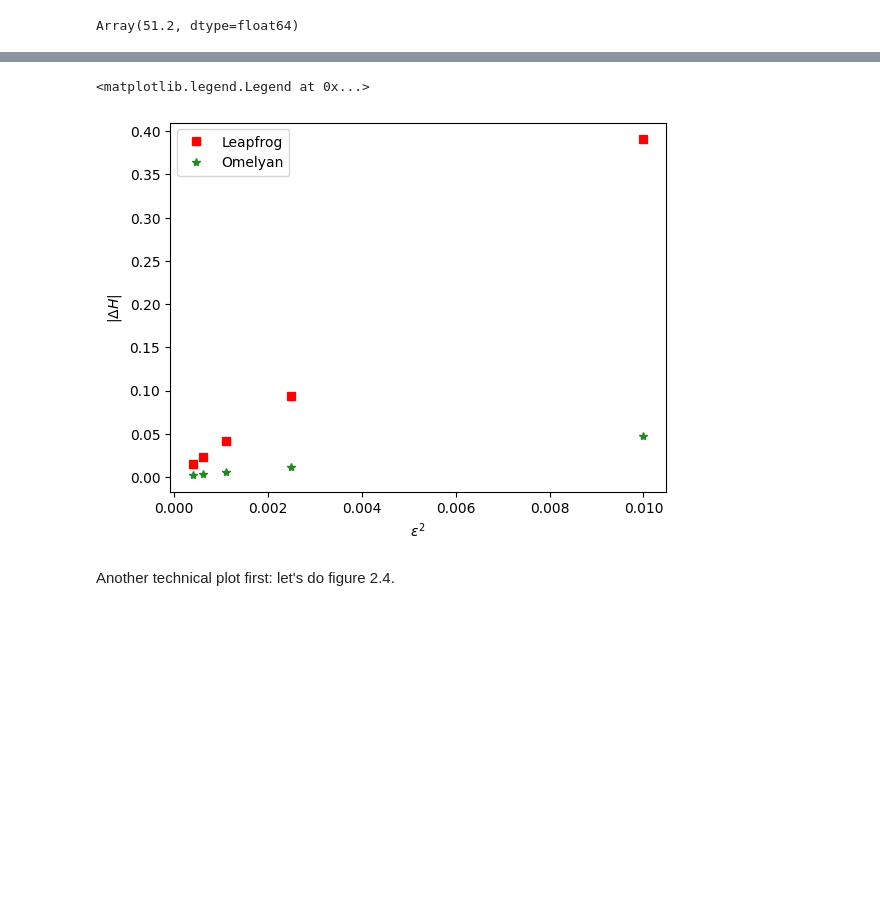
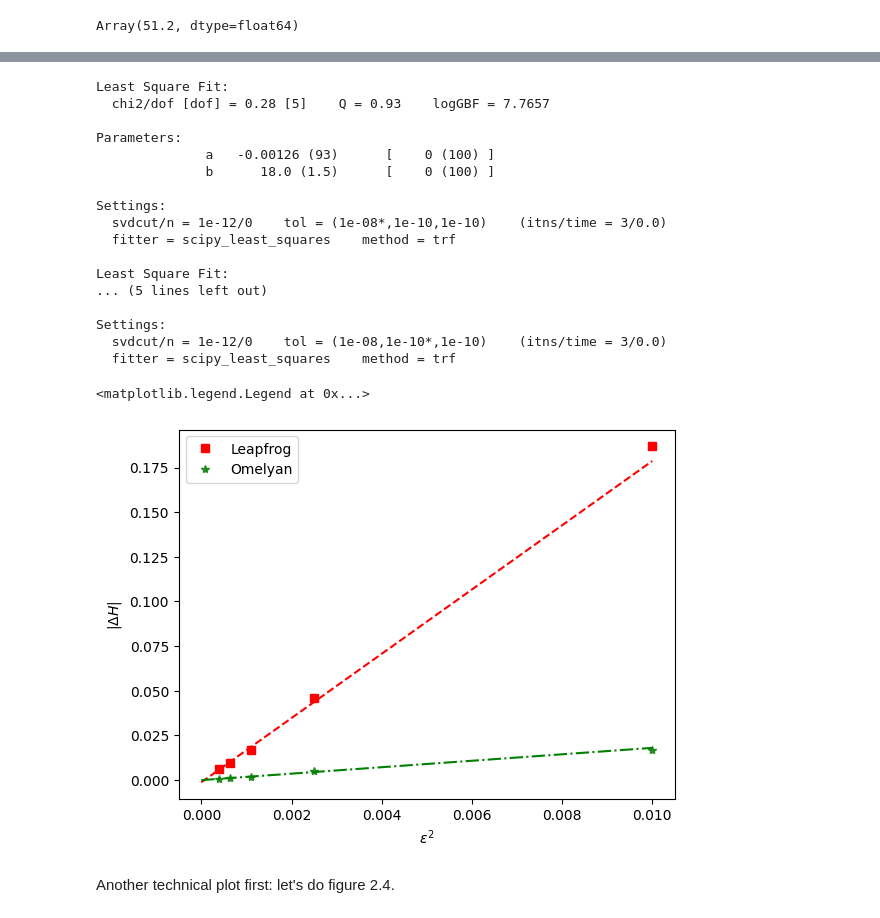
Before and after one commit to etneil/lfox, a Jupyter notebook: reproduce_schaefer.ipynb, the cells around one changed output, grey strips where cells are left out. Drawn from its saved outputs; the diff is of its cells as text; code cells hidden in the pictures; blank space fills up the shorter version.

```diff
--- a/reproduce_schaefer.ipynb
+++ b/reproduce_schaefer.ipynb
@@ -13,8 +13,8 @@ import gvar as gv
 import tqdm
 
 # Double precision!
-from jax import config
-config.update("jax_enable_x64", True)
+jax.config.update("jax_enable_x64", True)
+jax.config.update("jax_threefry_partitionable", True)
 # %%
 # Define the action
 class ScalarAction(lhmc.Action):
@@ -52,7 +52,7 @@ class ScalarAction(lhmc.Action):
         F += 2 * phi.field
         F += 4 * lamb * (phi.field**2 - 1) * phi.field
 
-        return lat.LatticeField(lattice=phi.lattice, field=F, bc=phi.bc)
+        return F
 
 
     def _S(self):
@@ -76,6 +79,6 @@ NameError: name 'phi4' is not defined
 # %%
 # First test case: exercise 2.5
-d = 4
+d = 3
 Lat4 = lat.SquareLattice(dims=((4,)*d))
 phi4 = lat.LatticeField(Lat4)
 phi4.field = np.ones_like(phi4.field)
@@ -91,15 +94,15 @@ all_dH_om = []
 for eps, Nstep in zip(all_eps, all_Nstep):
     HMC_leap = lhmc.HMCEvolver(
         action=S4,
-        seed=7245,
+        seed=72345,
         integrator=lhmc.LeapfrogIntegrator(eps=eps, Nstep=Nstep),
     )
     HMC_om = lhmc.HMCEvolver(
         action=S4,
-        seed=8735,
+        seed=87735,
         integrator=lhmc.OmelyanIntegrator(eps=eps, Nstep=Nstep),
     )
-    for _ in range(1000):
+    for _ in range(50):
         HMC_leap.evolve(warmup=True)
         HMC_om.evolve(warmup=True)
 
@@ -111,14 +114,45 @@ for eps, Nstep in zip(all_eps, all_Nstep):
 # %%
 #Figure 2.2
 plt.plot(all_eps**2, gv.mean(all_dH_leap), ls=' ', marker='s', color='red', label='Leapfrog')
 plt.plot(all_eps**2, gv.mean(all_dH_om), ls=' ', marker='*', color='forestgreen', label='Omelyan')
 
+def lin(x,p):
+    return p['a'] + p['b']*x
+
+fit_leap = lsqfit.nonlinear_fit(data=(all_eps**2, all_dH_leap), prior={'a': gv.gvar(0,100), 'b': gv.gvar(0,100)}, fcn=lin)
+print(fit_leap)
+
+eps_ls = np.linspace(0,0.1,100)
+plt.plot(eps_ls**2, gv.mean(lin(eps_ls**2,fit_leap.p)), ls='--', color='red')
+
+fit_om = lsqfit.nonlinear_fit(data=(all_eps**2, all_dH_om), prior={'a': gv.gvar(0,100), 'b': gv.gvar(0,100)}, fcn=lin)
+print(fit_om)
+
+plt.plot(eps_ls**2, gv.mean(lin(eps_ls**2,fit_om.p)), ls='-.', color='green')
+
 plt.xlabel('$\epsilon^2$')
 plt.ylabel('$|\Delta H|$')
 plt.legend()
 # %% [output]
-<matplotlib.legend.Legend at 0x...>
+Least Square Fit:
+  chi2/dof [dof] = 0.28 [5]    Q = 0.93    logGBF = 7.7657
+
+Parameters:
+              a   -0.00126 (93)      [    0 (100) ]
+              b      18.0 (1.5)      [    0 (100) ]
+
+Settings:
+  svdcut/n = 1e-12/0    tol = (1e-08*,1e-10,1e-10)    (itns/time = 3/0.0)
+  fitter = scipy_least_squares    method = trf
+
+Least Square Fit:
+... (5 lines left out)
+
+Settings:
+  svdcut/n = 1e-12/0    tol = (1e-08,1e-10*,1e-10)    (itns/time = 3/0.0)
+  fitter = scipy_least_squares    method = trf
+<matplotlib.legend.Legend at 0x...>
-[figure, old version]
+[figure, new version]
 # %% [markdown]
 Another technical plot first: let's do figure 2.4.
 # %%
```
Also changed, not shown: parts of 20 cells of this notebook, 2 other files.
